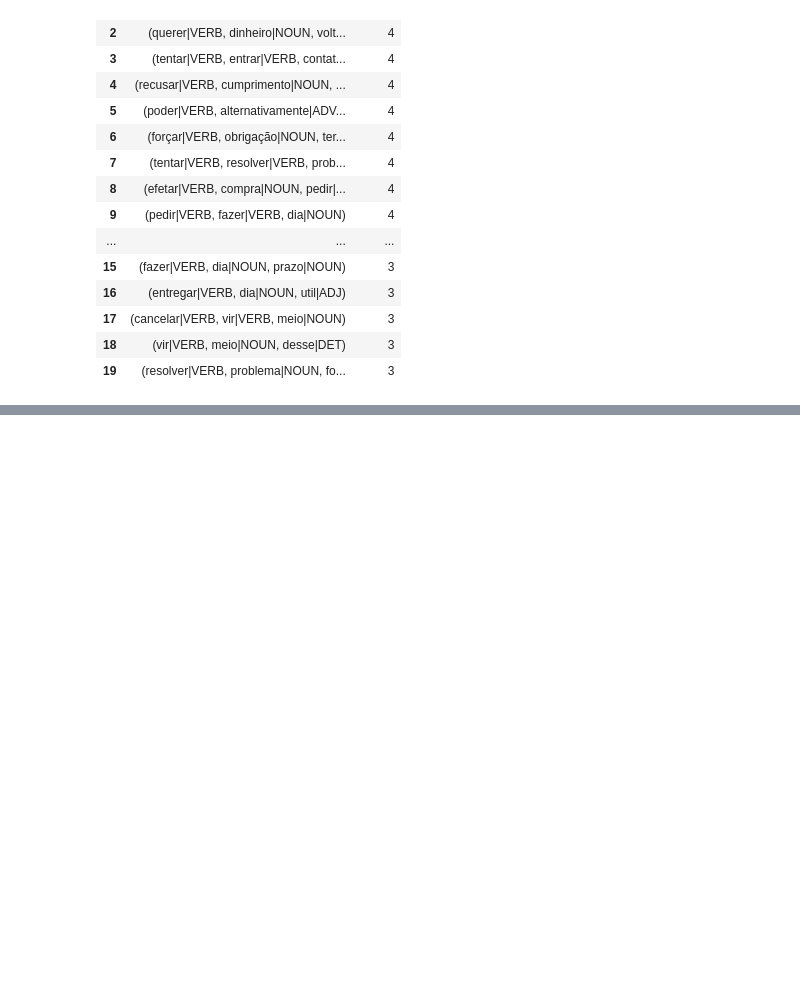
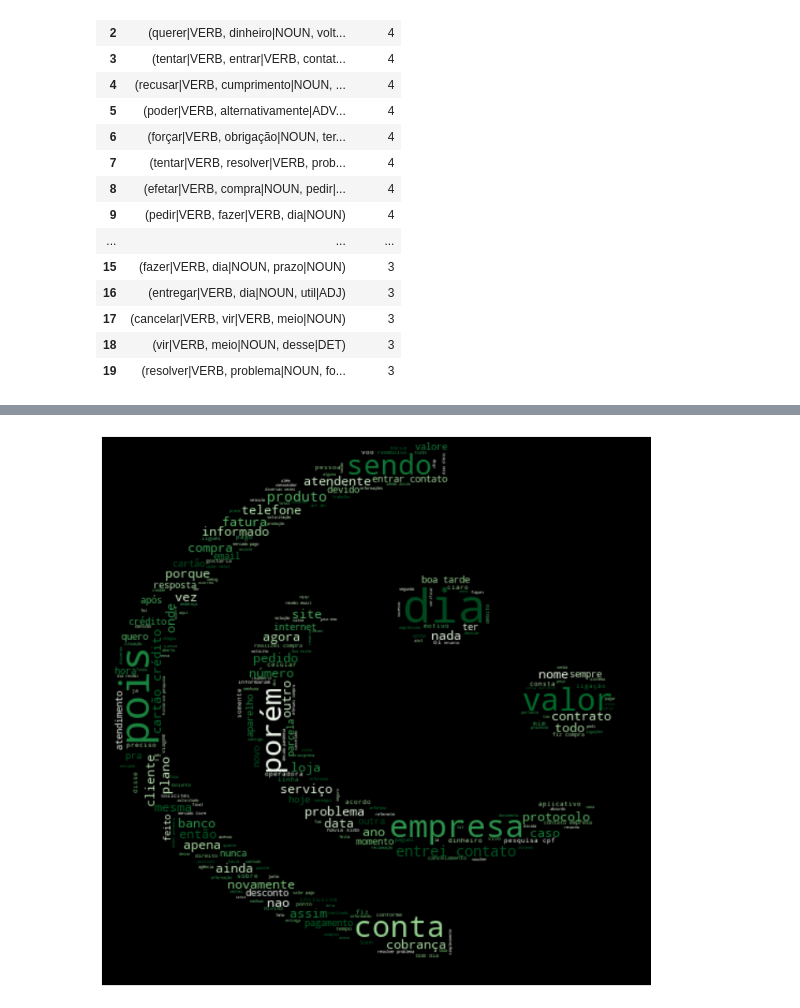
Before and after one commit to yohangumiel/Data-analysis, a Jupyter notebook: Ngram_aula.ipynb, the cells around one changed output, grey strips where cells are left out. Drawn from its saved outputs; the diff is of its cells as text; code cells hidden in the pictures; blank space fills up the shorter version.

```diff
--- a/Ngram_aula.ipynb
+++ b/Ngram_aula.ipynb
@@ -627,0 +685,7 @@ df_trigram_first_element_lemma.head(20)
+# %%
+img= 'consumidor-gov-br/logo_consumidor.gov.br.png'
+background_color='black'
+cmap = 'Greens'
+word_cloud_colored(data_relatos_processado, fig_img = img, color = background_color, colormap = cmap, size_X = 30, size_Y = 30)
+# %% [output]
+[figure, added]
```
Also changed, not shown: parts of 10 cells of this notebook.
